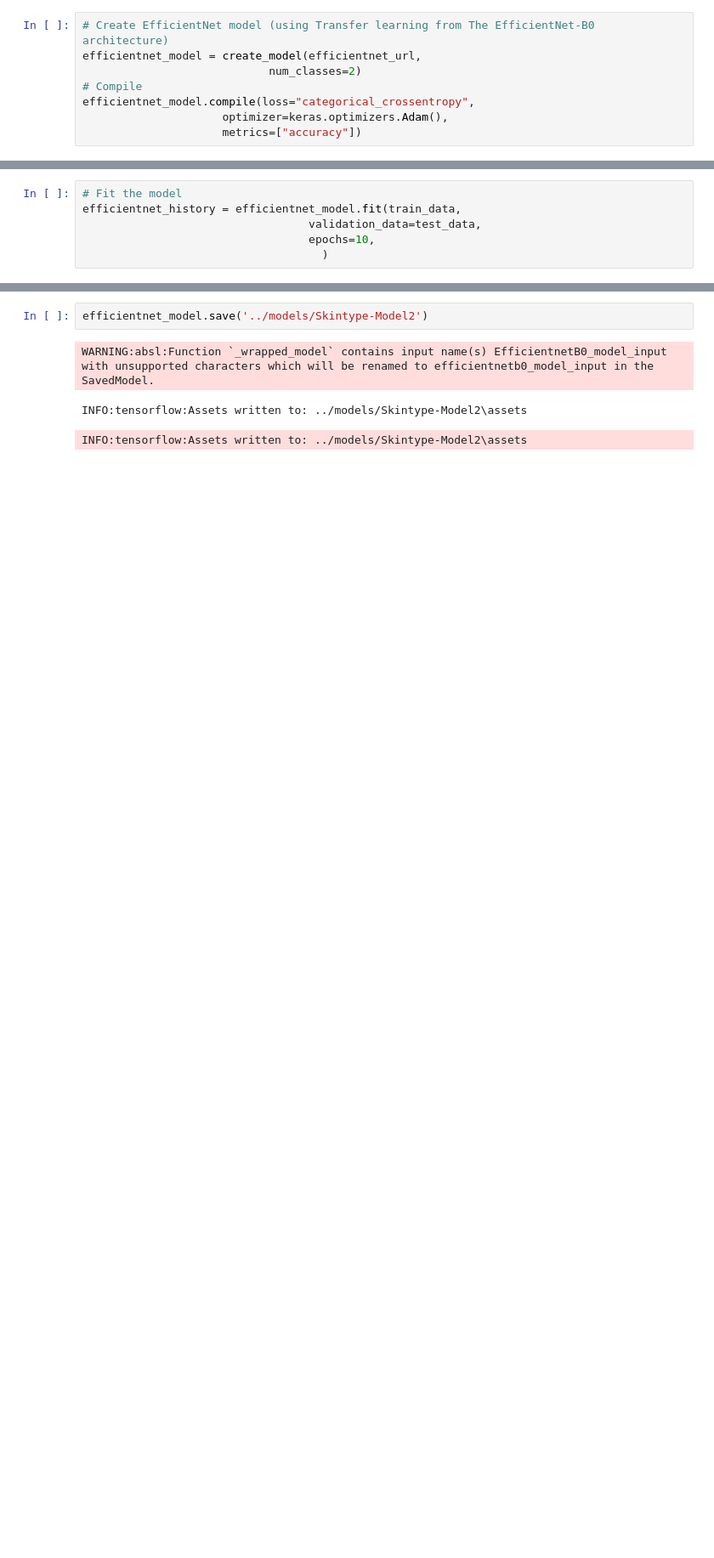
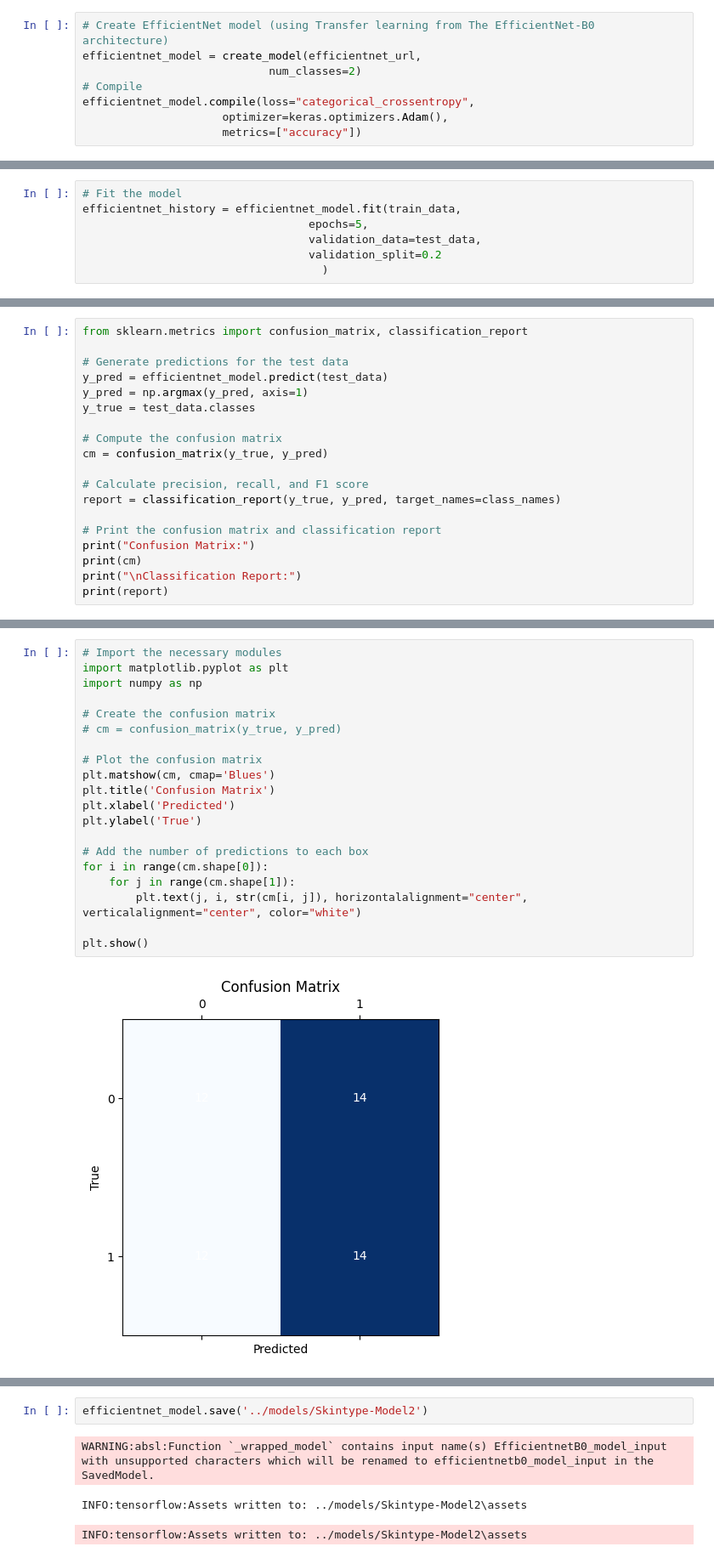
Before and after one commit to Danie-O/Final-Year-Makeup-Recommender-Project, a Jupyter notebook: Skintype/skintype_model_train.ipynb, the cells around one changed output, grey strips where cells are left out. Shown at 85% size. Cells and saved outputs as stored; diff of their text form; blank space fills up the shorter version.

Commit message:
Retrained models

```diff
--- a/Skintype/skintype_model_train.ipynb
+++ b/Skintype/skintype_model_train.ipynb
@@ -114,7 +114,8 @@ _________________________________________________________________
 # %%
 # Fit the model
 efficientnet_history = efficientnet_model.fit(train_data,
+                                  epochs=5,
                                   validation_data=test_data,
-                                  epochs=10,
+                                  validation_split=0.2
                                     )
 # %% [output]
@@ -140,0 +132,19 @@ Epoch 10/10
+# %%
+from sklearn.metrics import confusion_matrix, classification_report
+
+# Generate predictions for the test data
+y_pred = efficientnet_model.predict(test_data)
+y_pred = np.argmax(y_pred, axis=1)
+y_true = test_data.classes
+
+# Compute the confusion matrix
+cm = confusion_matrix(y_true, y_pred)
+
+# Calculate precision, recall, and F1 score
+report = classification_report(y_true, y_pred, target_names=class_names)
+
+# Print the confusion matrix and classification report
+print("Confusion Matrix:")
+print(cm)
+print("\nClassification Report:")
+print(report)
@@ -140,0 +166,22 @@ Epoch 10/10
+# %%
+# Import the necessary modules
+import matplotlib.pyplot as plt
+import numpy as np
+
+# Create the confusion matrix
+# cm = confusion_matrix(y_true, y_pred)
+
+# Plot the confusion matrix
+plt.matshow(cm, cmap='Blues')
+plt.title('Confusion Matrix')
+plt.xlabel('Predicted')
+plt.ylabel('True')
+
+# Add the number of predictions to each box
+for i in range(cm.shape[0]):
+    for j in range(cm.shape[1]):
+        plt.text(j, i, str(cm[i, j]), horizontalalignment="center", verticalalignment="center", color="white")
+
+plt.show()
+# %% [output]
+[figure, added]
```
Also changed, not shown: parts of 13 cells of this notebook, 1 other file.
